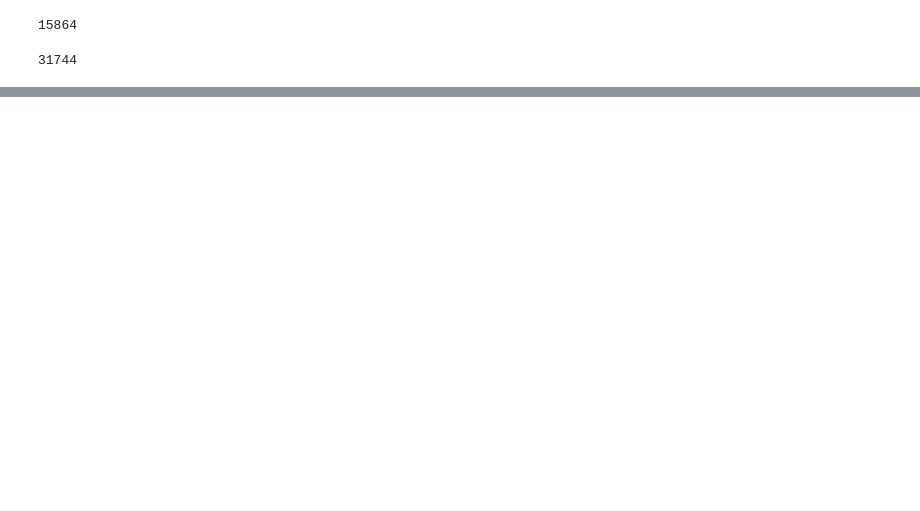
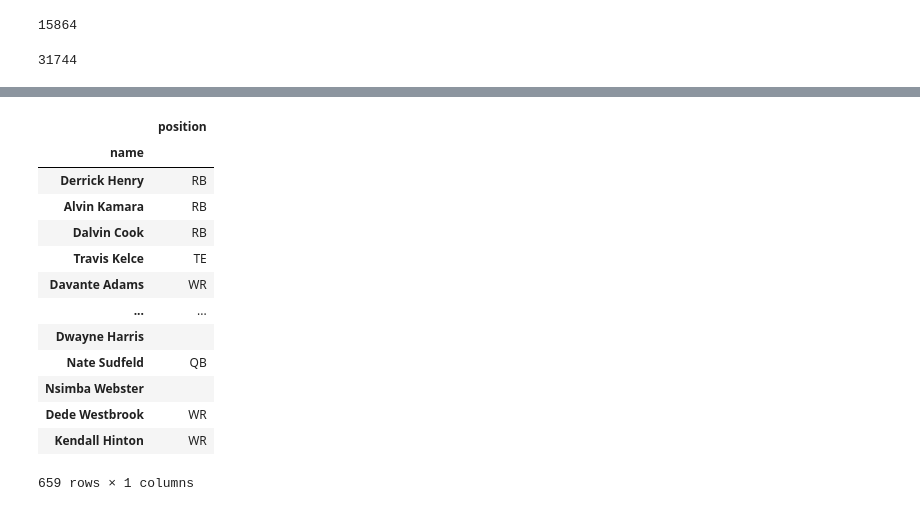
Before and after one commit to sbull32/team_cautious_waffle, a Jupyter notebook: Data.ipynb, the cells around one changed output, grey strips where cells are left out. Drawn from its saved outputs; the diff is of its cells as text; code cells hidden in the pictures; blank space fills up the shorter version.

```diff
--- a/Data.ipynb
+++ b/Data.ipynb
@@ -361,0 +334,14 @@ KeyboardInterrupt:
+# %%
+# Getting the table row data - two lists (player and position)
+
+# Grab all rows that are not classed as table header rows - football reference places a table header row every 30 rows
+rows = soup.findAll('tr', class_ = lambda table_rows: table_rows != "thead")
+
+
+player = [[td.getText() for td in rows[i].find_all('td', attrs={'data-stat':'player'})]
+                for i in range(len(rows))]
+player = player[2:] # Removes the first two empty rows from the player stats list
+
+position = [[td.getText() for td in rows[i].find_all('td', attrs={'data-stat': 'fantasy_pos'})]
+                for i in range(len(rows))]
+position = position[2:] # Removes the first two empty rows from the player stats list
@@ -361,0 +398,29 @@ KeyboardInterrupt:
+# %%
+# Creating a Pandas DataFrame object from the two lists
+d = {'name':out1, 'position': out2}
+position_df = pd.DataFrame(d, columns=['name','position'])
+position_df
+
+# Removing symbols from names
+symbols = ["*", "+"]
+for name in symbols:
+    position_df["name"] = position_df["name"].str.replace(name,"")
+
+position_df.set_index('name', inplace = True)
+
+position_df
+# %% [output]
+|  | position |
+| name |  |
+| Derrick Henry | RB |
+| Alvin Kamara | RB |
+| Dalvin Cook | RB |
+| Travis Kelce | TE |
+| Davante Adams | WR |
+| ... | ... |
+| Dwayne Harris |  |
+| Nate Sudfeld | QB |
+| Nsimba Webster |  |
+| Dede Westbrook | WR |
+| Kendall Hinton | WR |
+659 rows × 1 columns
```
Also changed, not shown: parts of 35 cells of this notebook.
